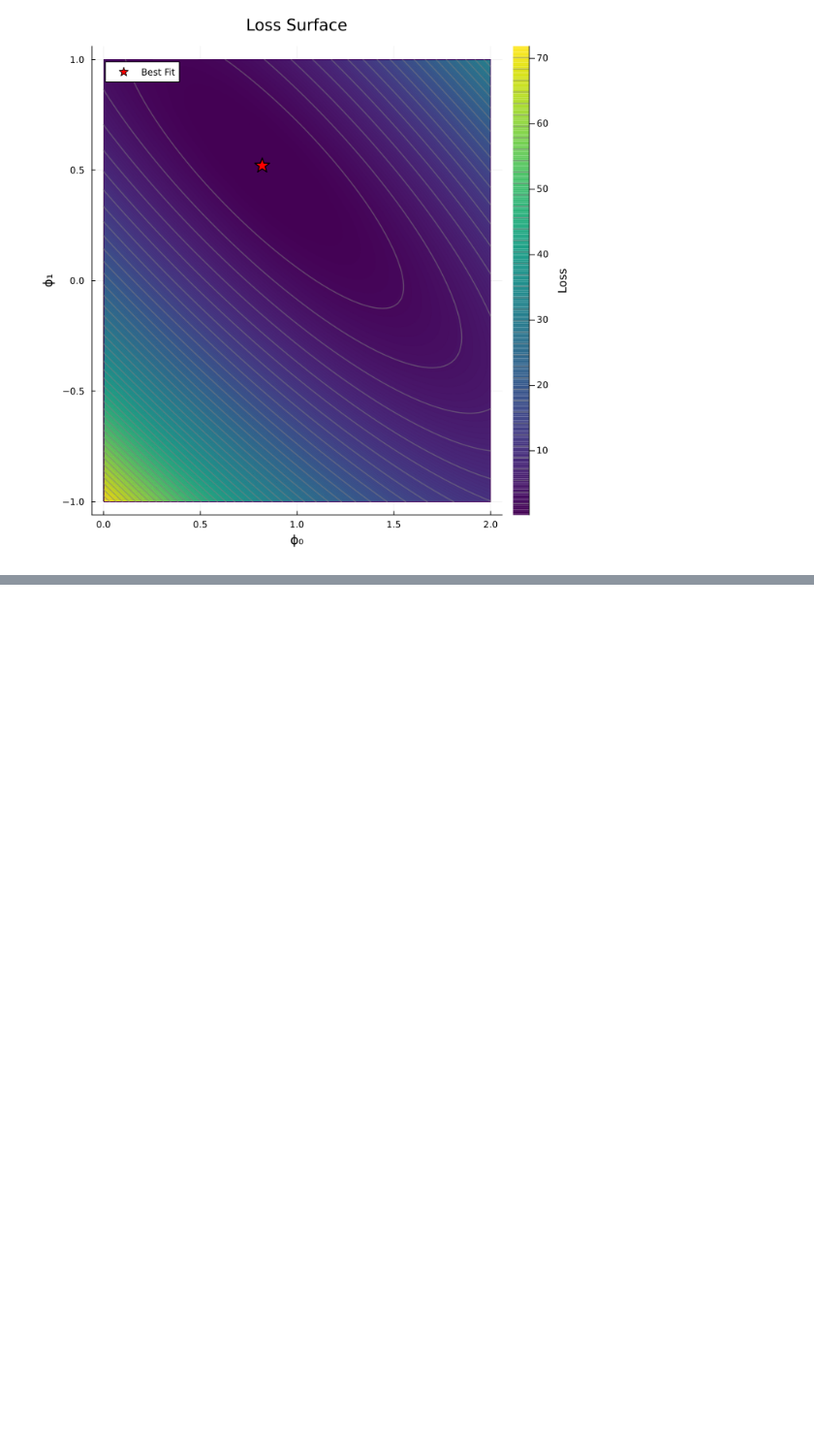
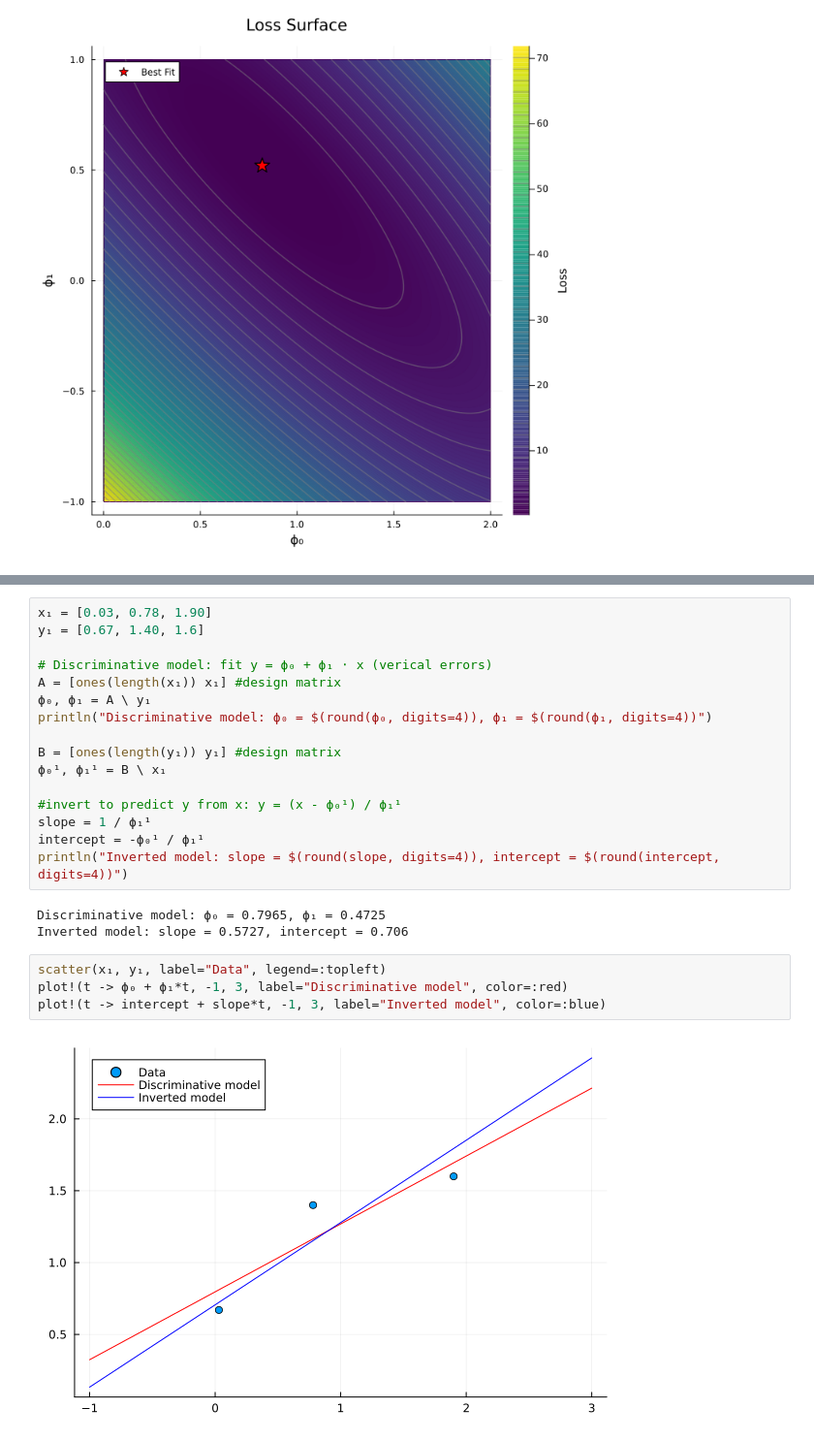
Before and after one commit to mirajcs/udl-julia, a Jupyter notebook: 2_1_Supervised_Learning.ipynb, the cells around one changed output, grey strips where cells are left out. Shown at 97% size. Drawn from its saved outputs; the diff is of its cells as text; blank space fills up the shorter version.

```diff
--- a/2_1_Supervised_Learning.ipynb
+++ b/2_1_Supervised_Learning.ipynb
@@ -138,0 +201,25 @@ scatter!([ϕ₀], [ϕ₁]; color = :red, marker = :star5, markersize = 10, label
+# %%
+x₁ = [0.03, 0.78, 1.90]
+y₁ = [0.67, 1.40, 1.6]
+
+# Discriminative model: fit y = ϕ₀ + ϕ₁ ⋅ x (verical errors)
+A = [ones(length(x₁)) x₁] #design matrix
+ϕ₀, ϕ₁ = A \ y₁
+println("Discriminative model: ϕ₀ = $(round(ϕ₀, digits=4)), ϕ₁ = $(round(ϕ₁, digits=4))")
+
+B = [ones(length(y₁)) y₁] #design matrix
+ϕ₀¹, ϕ₁¹ = B \ x₁
+
+#invert to predict y from x: y = (x - ϕ₀¹) / ϕ₁¹
+slope = 1 / ϕ₁¹
+intercept = -ϕ₀¹ / ϕ₁¹
+println("Inverted model: slope = $(round(slope, digits=4)), intercept = $(round(intercept, digits=4))")
+# %% [output]
+Discriminative model: ϕ₀ = 0.7965, ϕ₁ = 0.4725
+Inverted model: slope = 0.5727, intercept = 0.706
+# %%
+scatter(x₁, y₁, label="Data", legend=:topleft)
+plot!(t -> ϕ₀ + ϕ₁*t, -1, 3, label="Discriminative model", color=:red)
+plot!(t -> intercept + slope*t, -1, 3, label="Inverted model", color=:blue)
+# %% [output]
+[figure, added]
```
Also changed, not shown: parts of 11 cells of this notebook, 1 other file.
